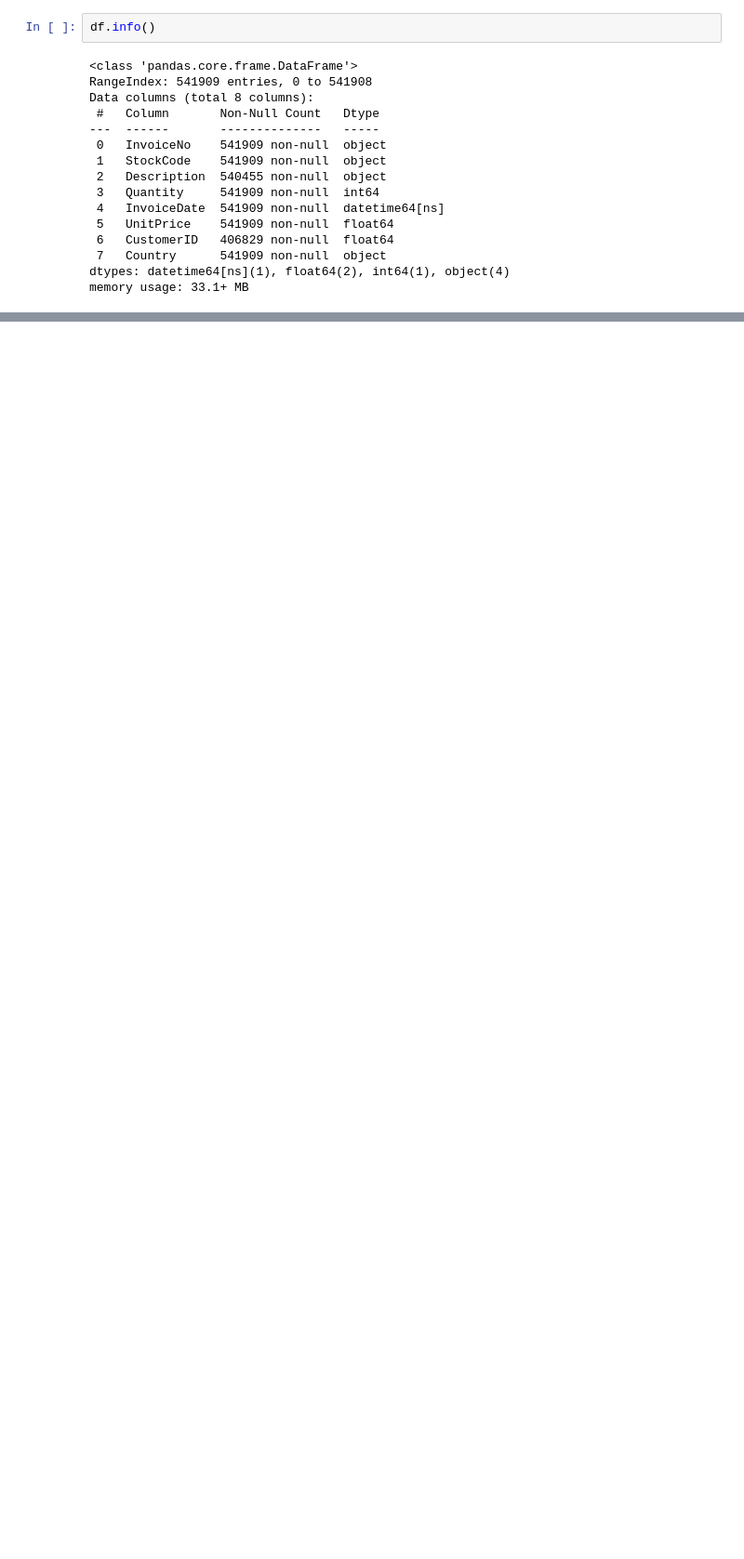
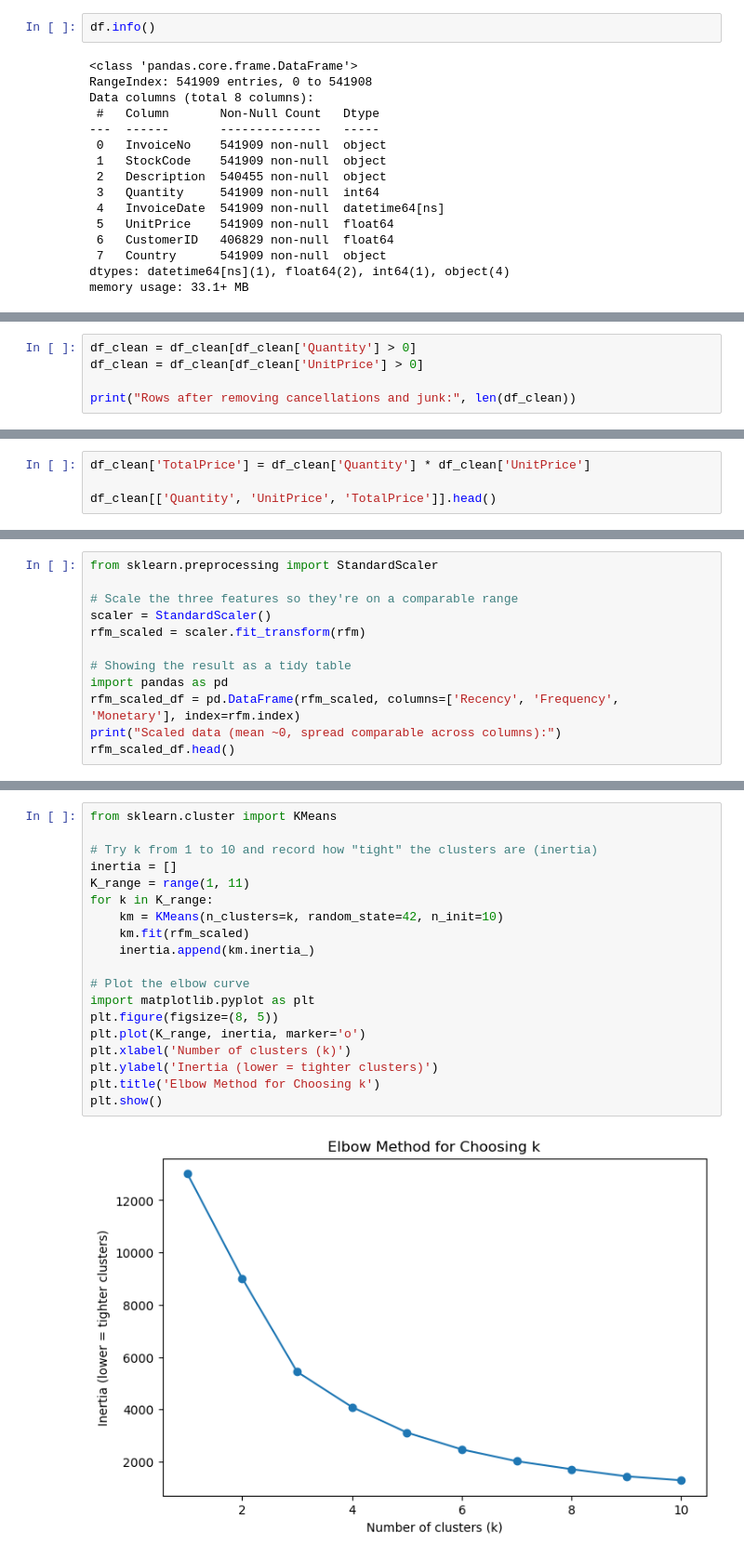
Before and after one commit to Agar-Torres/customer-segmentation-rfm, a Jupyter notebook: customer_segmentation_project.ipynb, the cells around one changed output, grey strips where cells are left out. Shown at 93% size. Drawn from its saved outputs; the diff is of its cells as text; blank space fills up the shorter version.

```diff
--- a/customer_segmentation_project.ipynb
+++ b/customer_segmentation_project.ipynb
@@ -69,3 +63,8 @@ Rows with negative quantity: 8905
 | 235 | C536391 | 22556 | PLASTERS IN TIN CIRCUS PARADE | -12 | 2010-12-01 10:24:00 | 1.65 | 17548.0 | United Kingdom |
 | 236 | C536391 | 21984 | PACK OF 12 PINK PAISLEY TISSUES | -24 | 2010-12-01 10:24:00 | 0.29 | 17548.0 | United Kingdom |
 | 237 | C536391 | 21983 | PACK OF 12 BLUE PAISLEY TISSUES | -24 | 2010-12-01 10:24:00 | 0.29 | 17548.0 | United Kingdom |
+# %%
+df_clean = df_clean[df_clean['Quantity'] > 0]
+df_clean = df_clean[df_clean['UnitPrice'] > 0]
+
+print("Rows after removing cancellations and junk:", len(df_clean))
@@ -71,0 +73,4 @@ Rows with negative quantity: 8905
+# %%
+df_clean['TotalPrice'] = df_clean['Quantity'] * df_clean['UnitPrice']
+
+df_clean[['Quantity', 'UnitPrice', 'TotalPrice']].head()
@@ -71,0 +128,12 @@ Rows with negative quantity: 8905
+# %%
+from sklearn.preprocessing import StandardScaler
+
+# Scale the three features so they're on a comparable range
+scaler = StandardScaler()
+rfm_scaled = scaler.fit_transform(rfm)
+
+# Showing the result as a tidy table
+import pandas as pd
+rfm_scaled_df = pd.DataFrame(rfm_scaled, columns=['Recency', 'Frequency', 'Monetary'], index=rfm.index)
+print("Scaled data (mean ~0, spread comparable across columns):")
+rfm_scaled_df.head()
@@ -71,0 +169,21 @@ Rows with negative quantity: 8905
+# %%
+from sklearn.cluster import KMeans
+
+# Try k from 1 to 10 and record how "tight" the clusters are (inertia)
+inertia = []
+K_range = range(1, 11)
+for k in K_range:
+    km = KMeans(n_clusters=k, random_state=42, n_init=10)
+    km.fit(rfm_scaled)
+    inertia.append(km.inertia_)
+
+# Plot the elbow curve
+import matplotlib.pyplot as plt
+plt.figure(figsize=(8, 5))
+plt.plot(K_range, inertia, marker='o')
+plt.xlabel('Number of clusters (k)')
+plt.ylabel('Inertia (lower = tighter clusters)')
+plt.title('Elbow Method for Choosing k')
+plt.show()
+# %% [output]
+[figure, added]
```
Also changed, not shown: parts of 17 cells of this notebook.
